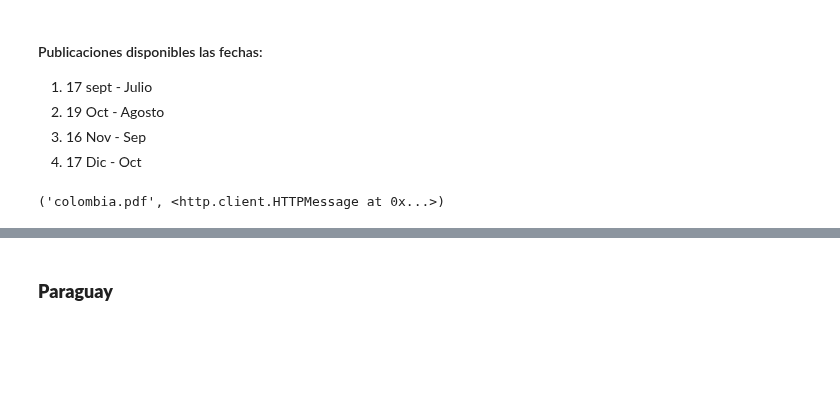
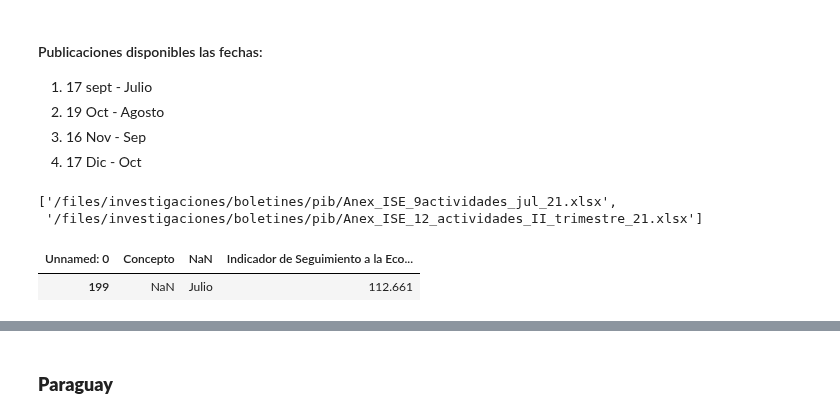
Before and after one commit to samyff12/LATAM, a Jupyter notebook: IMAE_LATAM.ipynb, the cells around one changed output, grey strips where cells are left out. Cells and saved outputs as stored; diff of their text form; code cells hidden in the pictures; blank space fills up the shorter version.

```diff
--- a/IMAE_LATAM.ipynb
+++ b/IMAE_LATAM.ipynb
@@ -318,7 +365,7 @@ ecu.dropna().tail(1)
 4. 17 Dic    -     Oct
 # %%
 url = 'https://www.dane.gov.co/index.php/estadisticas-por-tema/cuentas-nacionales/indicador-de-seguimiento-a-la-economia-ise/historicos-ise-comunicados-y-boletines'
-
+url1 = 'https://www.dane.gov.co/index.php/estadisticas-por-tema/cuentas-nacionales/indicador-de-seguimiento-a-la-economia-ise'
 header= {'User-Agent': 'Mozilla/5.0 (X11; Linux x86_64) '
       'AppleWebKit/537.11 (KHTML, like Gecko) '
       'Chrome/23.0.1271.64 Safari/537.11',
@@ -328,14 +375,23 @@ header= {'User-Agent': 'Mozilla/5.0 (X11; Linux x86_64) '
       'Accept-Language': 'en-US,en;q=0.8',
       'Connection': 'keep-alive'}
 
-req = urllib2.Request(url=url, headers=header)
+req = urllib2.Request(url=url1, headers=header)
 page = urllib2.urlopen(req).read()
 # %%
 soupco = BeautifulSoup(page,'lxml')
-links = [a['href'] for a in soupco.select("a[href*=2021]")] # extraemos links que contengan 2021
+links = [a['href'] for a in soupco.select("a[href*=21.xlsx]")] # extraemos links que contengan 21.xlsx
  # ultimos link disponibles
+links
+# %% [output]
+['/files/investigaciones/boletines/pib/Anex_ISE_9actividades_jul_21.xlsx',
+ '/files/investigaciones/boletines/pib/Anex_ISE_12_actividades_II_trimestre_21.xlsx']
 # %%
 url2 = 'https://www.dane.gov.co' + links[0] # si esta el nuevo mes restarle 1 al indice de links
-urllib2.urlretrieve(url2, "colombia.pdf")
+urllib2.urlretrieve(url2, "colombia.xlsx")
+df = pd.read_excel('colombia.xlsx',sheet_name='Cuadro 1',header=9)[0:16].T
+df.columns = df.iloc[0]
+df = df.iloc[:,[0,1,-1]].reset_index(drop=True)[1:]
+df.tail(1)
 # %% [output]
-('colombia.pdf', <http.client.HTTPMessage at 0x...>)
+| Unnamed: 0 | Concepto | NaN | Indicador de Seguimiento a la Eco... |
+| 199 | NaN | Julio | 112.661 |
```
Also changed, not shown: parts of 37 cells of this notebook.
